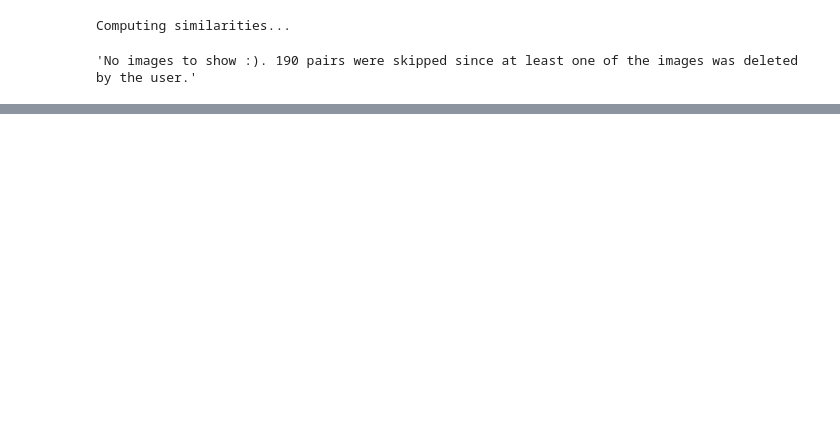
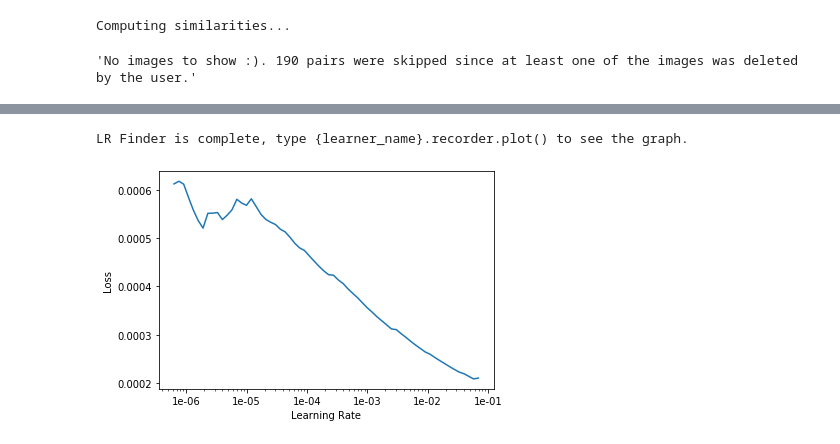
Before and after one commit to rajivbasnet/ImageClassificationWithFastAI, a Jupyter notebook: ImageClassificationFastAI.ipynb, the cells around one changed output, grey strips where cells are left out. Saved outputs shown, nothing was run; the diff lists cells and outputs as text; code cells hidden in the pictures; blank space fills up the shorter version.

```diff
--- a/ImageClassificationFastAI.ipynb
+++ b/ImageClassificationFastAI.ipynb
@@ -140,0 +207,9 @@ ImageCleaner(ds, idxs, path, duplicates=True)
+# %%
+#with too many epochs
+
+data = ImageDataBunch.from_folder(path, train=".", valid_pct=0.9, bs=25,
+        ds_tfms=get_transforms(do_flip=False, max_rotate=0, max_zoom=1, max_lighting=0, max_warp=0
+                              ),size=224, num_workers=4).normalize(imagenet_stats)
+# %%
+learn = cnn_learner(data, models.resnet50, metrics=error_rate, ps=0, wd=0)
+learn.unfreeze()
@@ -140,0 +218,2 @@ ImageCleaner(ds, idxs, path, duplicates=True)
+# %%
+learn.fit_one_cycle(40, slice(1e-6,1e-4))
@@ -140,0 +238,5 @@ ImageCleaner(ds, idxs, path, duplicates=True)
+# %%
+#Visualizing Learning Rate Vs Loss
+learn.lr_find()
+learn.recorder.plot()
+# %% [output]
@@ -140,0 +244,2 @@ ImageCleaner(ds, idxs, path, duplicates=True)
+LR Finder is complete, type {learner_name}.recorder.plot() to see the graph.
+[figure, added]
```
Also changed, not shown: parts of 19 cells of this notebook, 1 other file.
